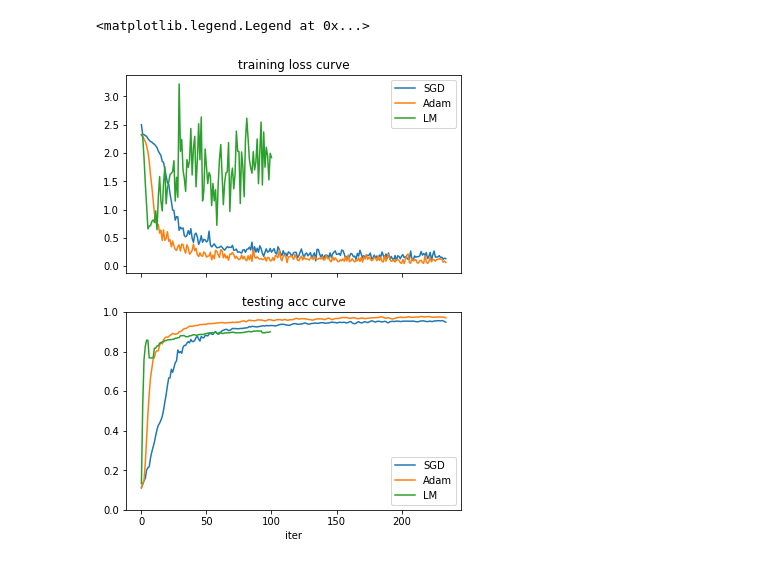
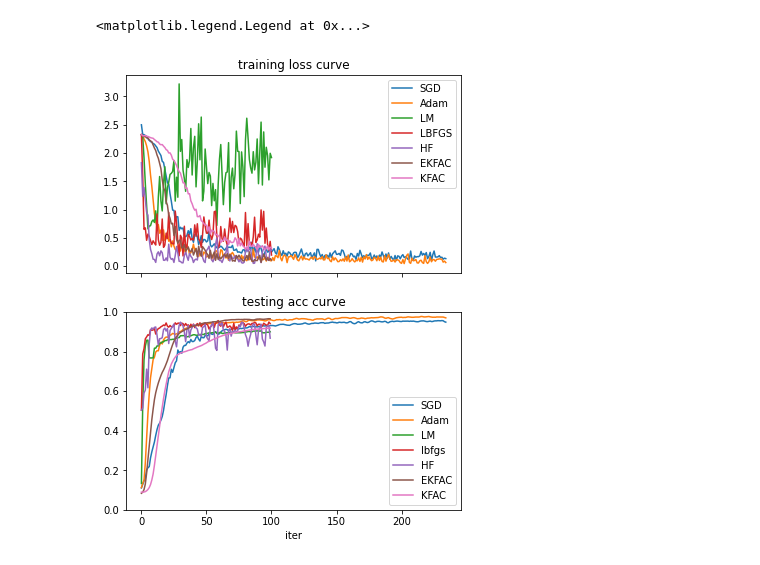
Before and after one commit to opooladz/Survey-of-Second-Order-Optimizers, a Jupyter notebook: plot.ipynb, the cells around one changed output. Drawn from its saved outputs; the diff is of its cells as text; code cells hidden in the pictures.

Commit message:
added LBFGS HF KFAC EKFAC optimizers to main and plots

```diff
--- a/plot.ipynb
+++ b/plot.ipynb
@@ -8,20 +8,36 @@ train_loss_adam = np.load('./loss_acc_timing/mnist_cnn_Adam_train_loss.npy')
 test_acc_adam = np.load('./loss_acc_timing/mnist_cnn_Adam_test_acc.npy')
 train_loss_lm = np.load('./loss_acc_timing/mnist_cnn_LM_train_loss.npy')
 test_acc_lm = np.load('./loss_acc_timing/mnist_cnn_LM_test_acc.npy')
+train_loss_lbfgs = np.load('./loss_acc_timing/mnist_cnn_lbfgs_train_loss.npy',allow_pickle=True)
+test_acc_lbfgs = np.load('./loss_acc_timing/mnist_cnn_lbfgs_test_acc.npy',allow_pickle=True)
+train_loss_hf = np.load('./loss_acc_timing/mnist_cnn_HF_train_loss.npy',allow_pickle=True)
+test_acc_hf = np.load('./loss_acc_timing/mnist_cnn_HF_test_acc.npy',allow_pickle=True)
+train_loss_ekfac = np.load('./loss_acc_timing/mnist_cnn_EKFAC_train_loss.npy',allow_pickle=True)
+test_acc_ekfac = np.load('./loss_acc_timing/mnist_cnn_EKFAC_test_acc.npy',allow_pickle=True)
+train_loss_kfac = np.load('./loss_acc_timing/mnist_cnn_KFAC_train_loss.npy',allow_pickle=True)
+test_acc_kfac = np.load('./loss_acc_timing/mnist_cnn_KFAC_test_acc.npy',allow_pickle=True)
 # %%
 fig, (ax1, ax2) = plt.subplots(2,1, sharex=True, figsize=(6, 8))
 ax1.plot(train_loss_sgd, label='SGD')
 ax1.plot(train_loss_adam, label='Adam')
 ax1.plot(train_loss_lm, label='LM')
+ax1.plot(train_loss_lbfgs, label='LBFGS')
+ax1.plot(train_loss_hf, label='HF')
+ax1.plot(train_loss_ekfac, label='EKFAC')
+ax1.plot(train_loss_kfac, label='KFAC')
 ax1.set_title('training loss curve')
 ax1.legend()
 ax2.plot(test_acc_sgd, label='SGD')
 ax2.plot(test_acc_adam, label='Adam')
 ax2.plot(test_acc_lm, label='LM')
+ax2.plot(test_acc_lbfgs, label='lbfgs')
+ax2.plot(test_acc_hf, label='HF')
+ax2.plot(test_acc_ekfac, label='EKFAC')
+ax2.plot(test_acc_kfac, label='KFAC')
 ax2.set_title('testing acc curve')
 ax2.set_ylim([0, 1])
 ax2.set_xlabel('iter')
 ax2.legend()
 # %% [output]
 <matplotlib.legend.Legend at 0x...>
-[figure, old version]
+[figure, new version]
```
Also changed, not shown: 2 other files.
